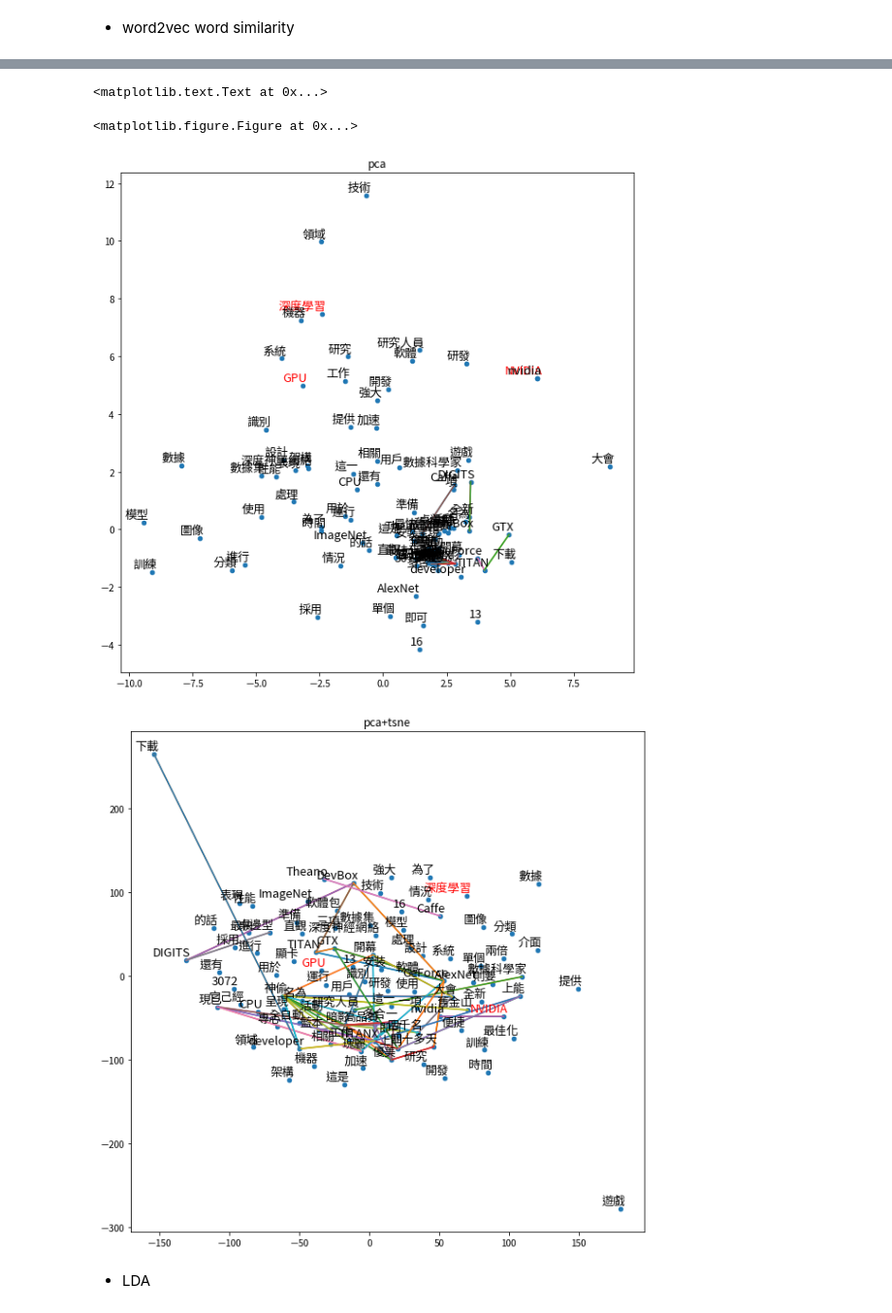
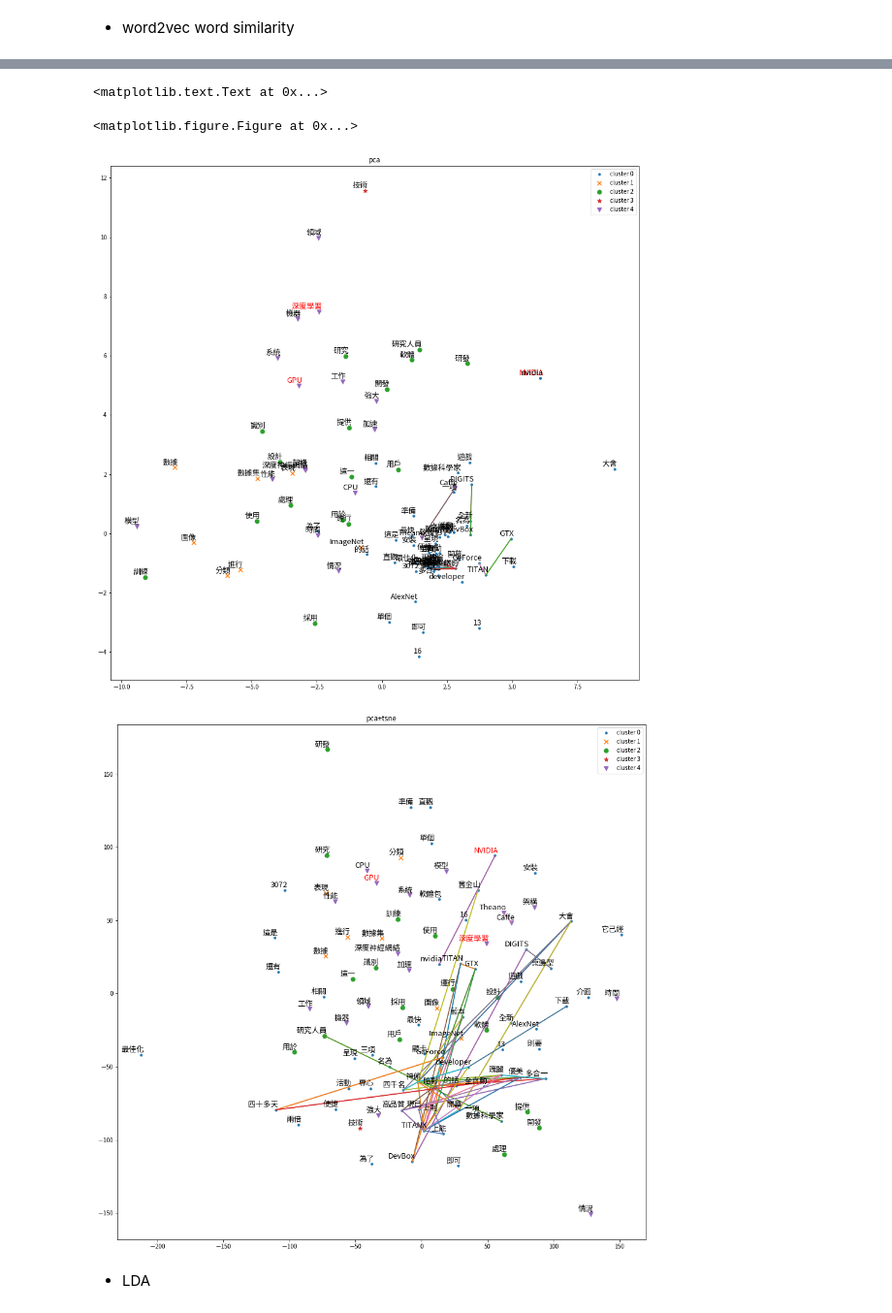
Before and after one commit to mangoicestar/textmining, a Jupyter notebook: textmining_v2.ipynb, the cells around one changed output, grey strips where cells are left out. Shown: that part at 97% size. Drawn from its saved outputs; the diff is of its cells as text; code cells hidden in the pictures.

Commit message:
add kmeans

```diff
--- a/textmining_v2.ipynb
+++ b/textmining_v2.ipynb
@@ -418,17 +419,36 @@ keywords_jb:
 # %% [markdown]
   - word2vec word similarity
 # %%
+clusters=5
+
 kw_x = jieba.analyse.tfidf(dl_df['doc'][docid],topK=100, withWeight=False)
 #kw_x = jieba.analyse.textrank(dl_df['doc'][docid],topK=100, withWeight=False)
 vec_kw = [list(dl_w2v_model[w.lower()]) for w in kw_x]
+#vec_kw = np.array ([list(dl_w2v_model[w.lower()]) for w in kw_x])
+w2vkmeans = KMeans(n_clusters=clusters, random_state=0).fit(np.array(vec_kw))
+group=w2vkmeans.predict(vec_kw)
+group_dic ={}
+for i in range(clusters):
+    idx = np.argwhere([x ==i for x in group ])
+    group_dic[i]=np.array(kw_x)[idx.flatten().tolist()].tolist()
+
+display(pd.DataFrame(dict([ (k,pd.Series(v)) for k,v in group_dic.items() ])))
+
 
 vec_pca = dl_pca.transform(vec_kw)
 tsne = TSNE(perplexity=10, n_components=2, init='pca', n_iter=10000,)
 vec_tsne = tsne.fit_transform(vec_pca)
 
 plt.clf()
-fig = plt.figure(figsize=(10,10))
-plt.scatter(vec_pca[:, 0], vec_pca[:, 1], s= 20, label='top 100 words')
+fig = plt.figure(figsize=(16,16))
+marker = itertools.cycle(['.', 'x', 'o', '*','v','d','h'])
+for i in range(clusters):
+    idx = np.argwhere([x ==i for x in group ])
+    data = vec_pca[idx.flatten().tolist()]
+    plt.scatter(data[:, 0], data[:, 1], s= 50, label='cluster {g}'.format(g=i),marker=next(marker))
+plt.legend()
+#plt.scatter(vec_pca[:, 0], vec_pca[:, 1], s= 20, label='top 100 words')
+
 for i, label in enumerate(kw_x):
     x, y = vec_pca[i][:2]
     if label in keywords_predefined:
@@ -454,8 +474,16 @@ for i1, label_1 in enumerate(kw_x):
 plt.title('pca')
 
 
-fig = plt.figure(figsize=(10,10))
-plt.scatter(vec_tsne[:, 0], vec_tsne[:, 1], s= 20, label='top 100 words')
+fig = plt.figure(figsize=(16,16))
+marker = itertools.cycle(['.', 'x', 'o', '*','v','d','h'])
+for i in range(clusters):
+    idx = np.argwhere([x ==i for x in group ])
+    data = vec_tsne[idx.flatten().tolist()]
+    plt.scatter(data[:, 0], data[:, 1], s= 50, label='cluster {g}'.format(g=i),marker=next(marker))
+plt.legend()
+
+#plt.scatter(vec_tsne[:, 0], vec_tsne[:, 1], s= 20, label='top 100 words')
+
 for i, label in enumerate(kw_x):
     x, y = vec_tsne[i][:2]
     if label in keywords_predefined:
@@ -483,4 +528,4 @@ plt.title('pca+tsne')
 <matplotlib.text.Text at 0x...>
 <matplotlib.figure.Figure at 0x...>
-[figure, old version]
+[figure, new version]
-[figure, old version]
+[figure, new version]
```
Also changed, not shown: parts of 3 cells of this notebook.
